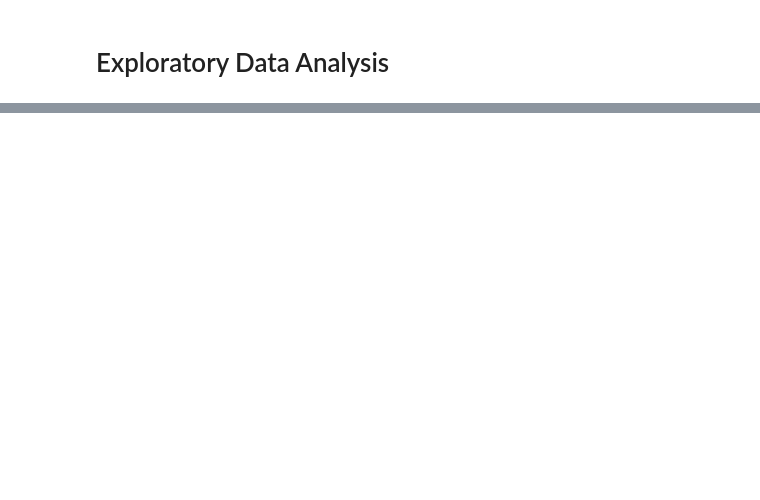
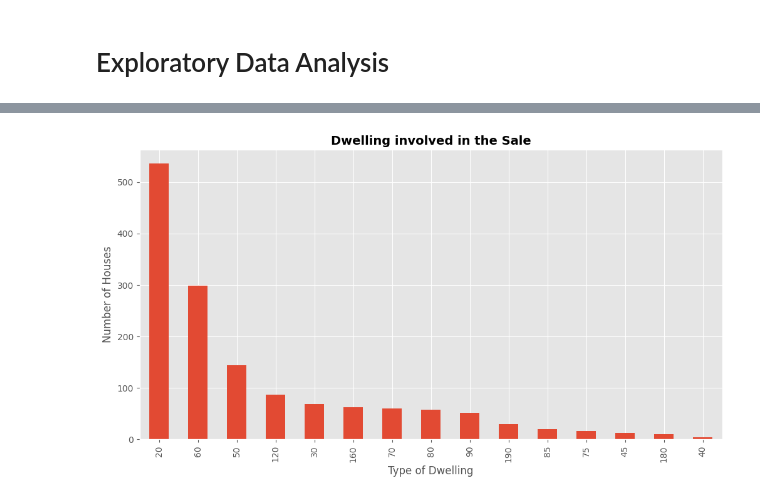
Before and after one commit to s19835/house-price-prediction, a Jupyter notebook: notebooks/01_eda.ipynb, the cells around one changed output, grey strips where cells are left out. Saved outputs shown, nothing was run; the diff lists cells and outputs as text; code cells hidden in the pictures; blank space fills up the shorter version.

```diff
--- a/notebooks/01_eda.ipynb
+++ b/notebooks/01_eda.ipynb
@@ -40,0 +63,20 @@ desc.to_csv("/Users/decoding/Documents/01 - Software/Repositories/Personal_Repos
+# %%
+df = df[['MSSubClass', 'MSZoning', 'LotFrontage', 'LotArea', 'Street',
+        'LotShape', 'LandContour', 'Utilities', 'LotConfig',
+       'LandSlope', 'Neighborhood', 'Condition1', 'Condition2', 'BldgType',
+       'HouseStyle', 'OverallQual', 'OverallCond', 'YearBuilt', 'YearRemodAdd',
+       'RoofStyle', 'RoofMatl', 'Exterior1st', 'Exterior2nd', 'MasVnrType',
+       'MasVnrArea', 'ExterQual', 'ExterCond', 'Foundation', 'BsmtQual',
+       'BsmtCond', 'BsmtExposure', 'BsmtFinType1', 'BsmtFinSF1',
+       'BsmtFinType2', 'BsmtFinSF2', 'BsmtUnfSF', 'TotalBsmtSF', 'Heating',
+       'HeatingQC', 'CentralAir', 'Electrical', '1stFlrSF', '2ndFlrSF',
+       'LowQualFinSF', 'GrLivArea', 'BsmtFullBath', 'BsmtHalfBath', 'FullBath',
+       'HalfBath', 'BedroomAbvGr', 'KitchenAbvGr', 'KitchenQual',
+       'TotRmsAbvGrd', 'Functional', 'Fireplaces', 'FireplaceQu', 'GarageType',
+       'GarageYrBlt', 'GarageFinish', 'GarageCars', 'GarageArea', 'GarageQual',
+       'GarageCond', 'PavedDrive', 'WoodDeckSF', 'OpenPorchSF',
+       'EnclosedPorch', '3SsnPorch', 'ScreenPorch', 'PoolArea', 'PoolQC',
+       'Fence', 'YrSold', 'SaleType',
+       'SaleCondition', 'SalePrice']].copy()
+
+df.head(5)
@@ -40,0 +133,4 @@ desc.to_csv("/Users/decoding/Documents/01 - Software/Repositories/Personal_Repos
+# %%
+#df.dtypes
+cols = ['YrSold', 'YearBuilt', 'YearRemodAdd']
+df[cols] = df[cols].apply(lambda x: pd.to_datetime(x, format='%Y').dt.year)
@@ -40,0 +146,2 @@ desc.to_csv("/Users/decoding/Documents/01 - Software/Repositories/Personal_Repos
+# %%
+df = df.rename(columns={'YrSold': 'YearSold'})
@@ -40,0 +157,2 @@ desc.to_csv("/Users/decoding/Documents/01 - Software/Repositories/Personal_Repos
+# %%
+df['GarageYrBlt'] = df['GarageYrBlt'].fillna(0).astype(int)
@@ -40,0 +238,13 @@ desc.to_csv("/Users/decoding/Documents/01 - Software/Repositories/Personal_Repos
+# %%
+# popular dwelling involved when buying the houses
+# how 'MSSubClass' affect the sale price
+ax = df['MSSubClass'].value_counts()\
+    .plot(kind='bar')
+
+ax.set_ylabel('Number of Houses', fontsize=12)
+ax.set_xlabel('Type of Dwelling', fontsize=12)
+ax.set_title("Dwelling involved in the Sale", fontsize=14, fontweight='bold')
+
+plt.show()
+# %% [output]
+[figure, added]
```
Also changed, not shown: parts of 34 cells of this notebook.
